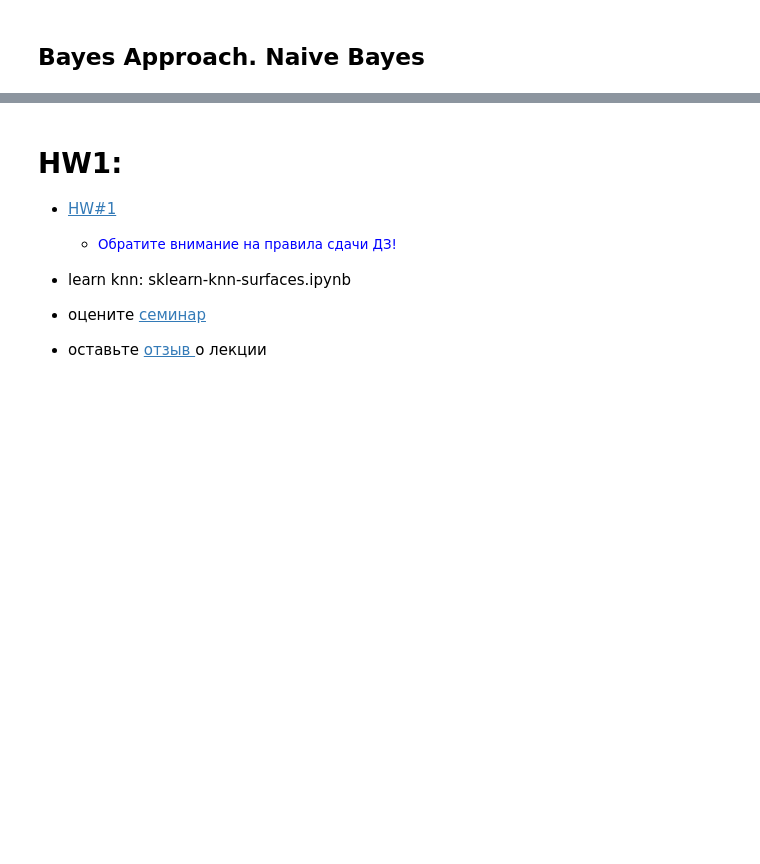
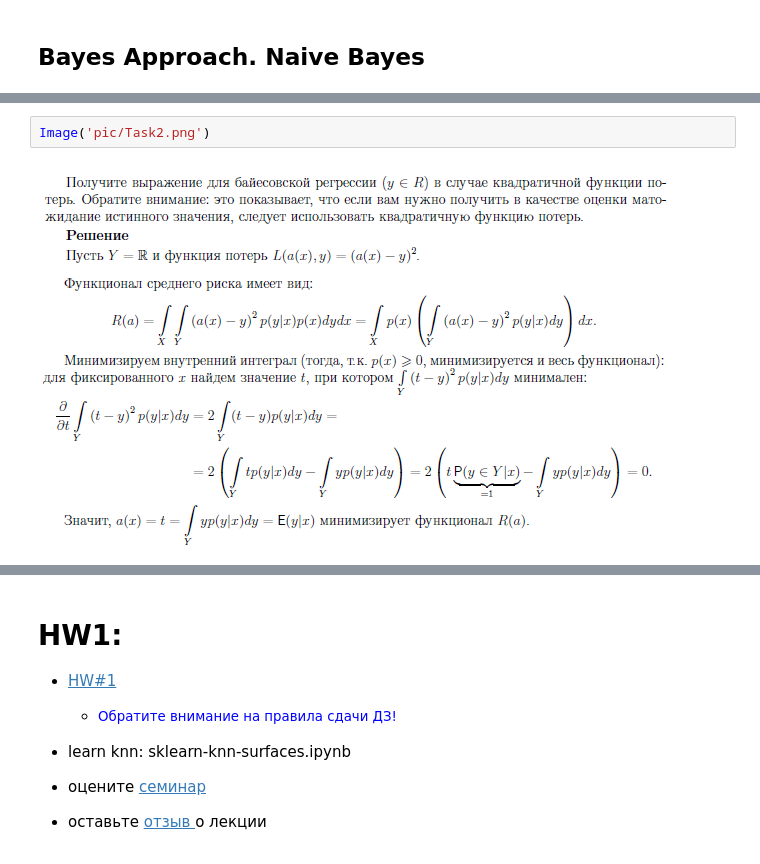
Before and after one commit to ml-mipt/ml-mipt-part1, a Jupyter notebook: 2017/seminars/03-pandas/496/seminar_02-03.ipynb, the cells around one changed output, grey strips where cells are left out. Cells and saved outputs as stored; diff of their text form; blank space fills up the shorter version.

```diff
--- a/2017/seminars/03-pandas/496/seminar_02-03.ipynb
+++ b/2017/seminars/03-pandas/496/seminar_02-03.ipynb
@@ -879,0 +885,4 @@ print(true_score)
+# %%
+Image('pic/Task2.png')
+# %% [output]
+[figure, added]
```
Also changed, not shown: parts of 6 cells of this notebook.
